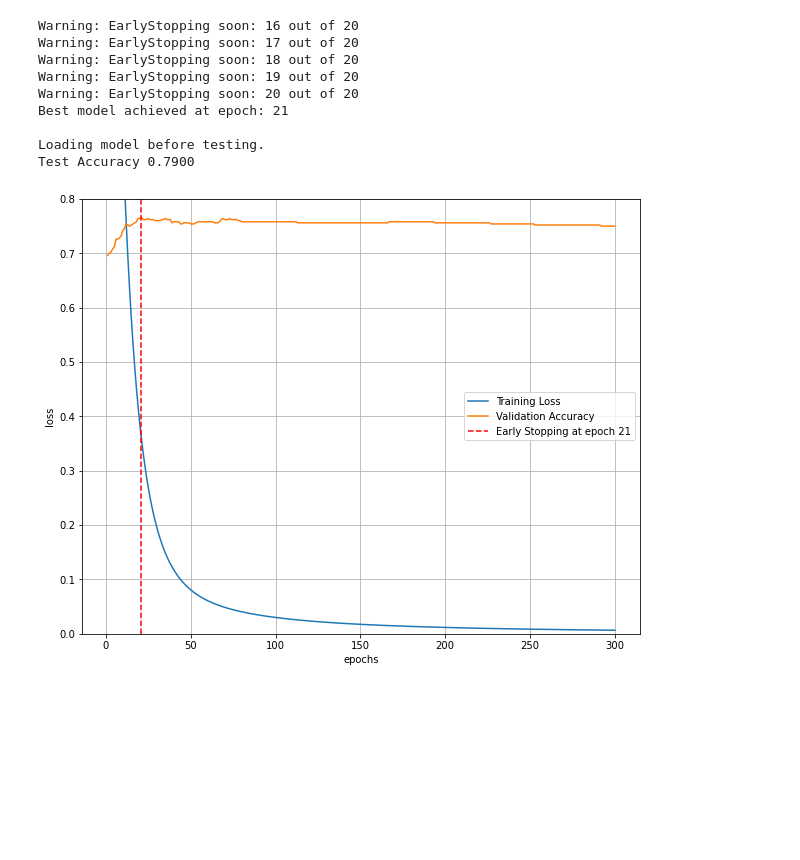
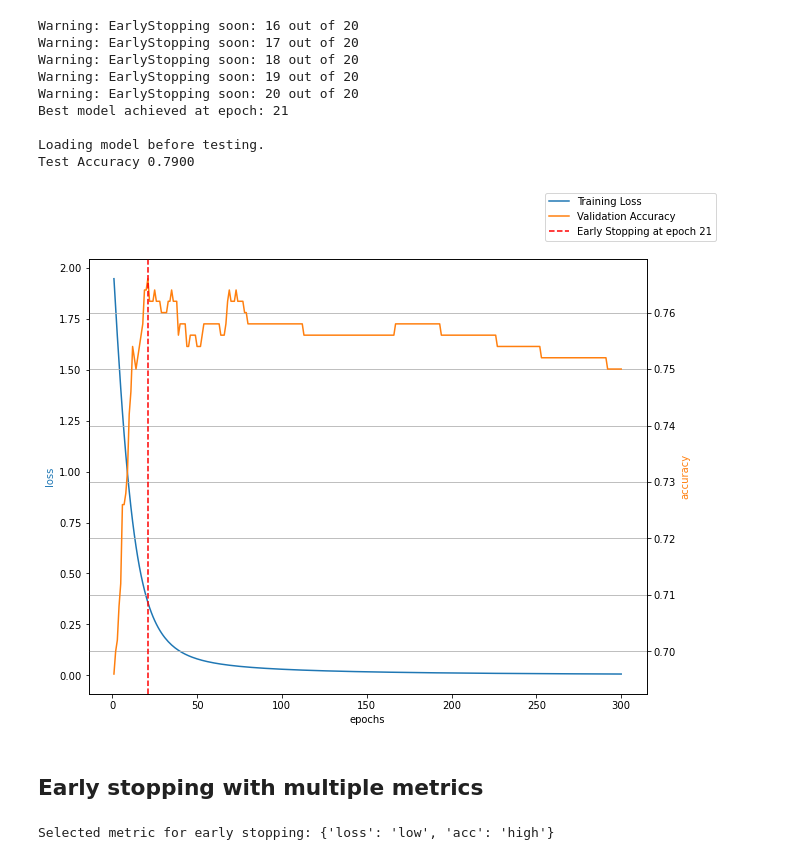
Before and after one commit to phuongpho/early-stopping, a Jupyter notebook: GNNs_early_stopping_example.ipynb, the cells around one changed output. Cells and saved outputs as stored; diff of their text form; code cells hidden in the pictures; blank space fills up the shorter version.

Commit message:
add multiple metrics example

```diff
--- a/GNNs_early_stopping_example.ipynb
+++ b/GNNs_early_stopping_example.ipynb
@@ -343,19 +343,34 @@ Loading model before testing.
 Test Accuracy 0.7900
 # %%
 # Visualization
-fig = plt.figure(figsize=(10,8))
-plt.plot(range(1, num_epochs + 1),tr_loss_list, label='Training Loss')
-plt.plot(range(1, num_epochs + 1),val_acc_list,label='Validation Accuracy')
+fig, ax1 = plt.subplots(figsize = (10,8))
+ax2 = ax1.twinx()
+ax1.plot(range(1, num_epochs + 1),tr_loss_list, label='Training Loss', color = '#1f77b4')
+ax2.plot(range(1, num_epochs + 1),val_acc_list,label='Validation Accuracy', color = '#ff7f0e')
+
+ax1.set_xlabel('epochs')
+ax1.set_ylabel('loss', color='#1f77b4')
+ax2.set_ylabel('accuracy', color= '#ff7f0e')
 
 # Find position of lowest validation loss
 max_val_acc_id = val_acc_list.index(max(val_acc_list))+1
 plt.axvline(max_val_acc_id, linestyle='--', color='r',label='Early Stopping at epoch '+str(max_val_acc_id))
 
-plt.xlabel('epochs')
-plt.ylabel('loss')
-plt.ylim(0, 0.8)
 plt.grid(True)
-plt.legend()
+fig.legend()
 plt.show()
 # %% [output]
-[figure, old version]
+[figure, new version]
+# %% [markdown]
+## Early stopping with multiple metrics
+# %%
+## Create dict of metric and direction
+metric_direction = {
+    'loss': 'low',
+    'acc':'high'
+}
+
+# Create early stopping object
+stopper = EarlyStopping(checkpoints_path, patience = num_patience, verbose= False, delta = 0, **metric_direction)
+# %% [output]
+Selected metric for early stopping: {'loss': 'low', 'acc': 'high'}
```
Also changed, not shown: parts of 4 cells of this notebook, 1 other file.
